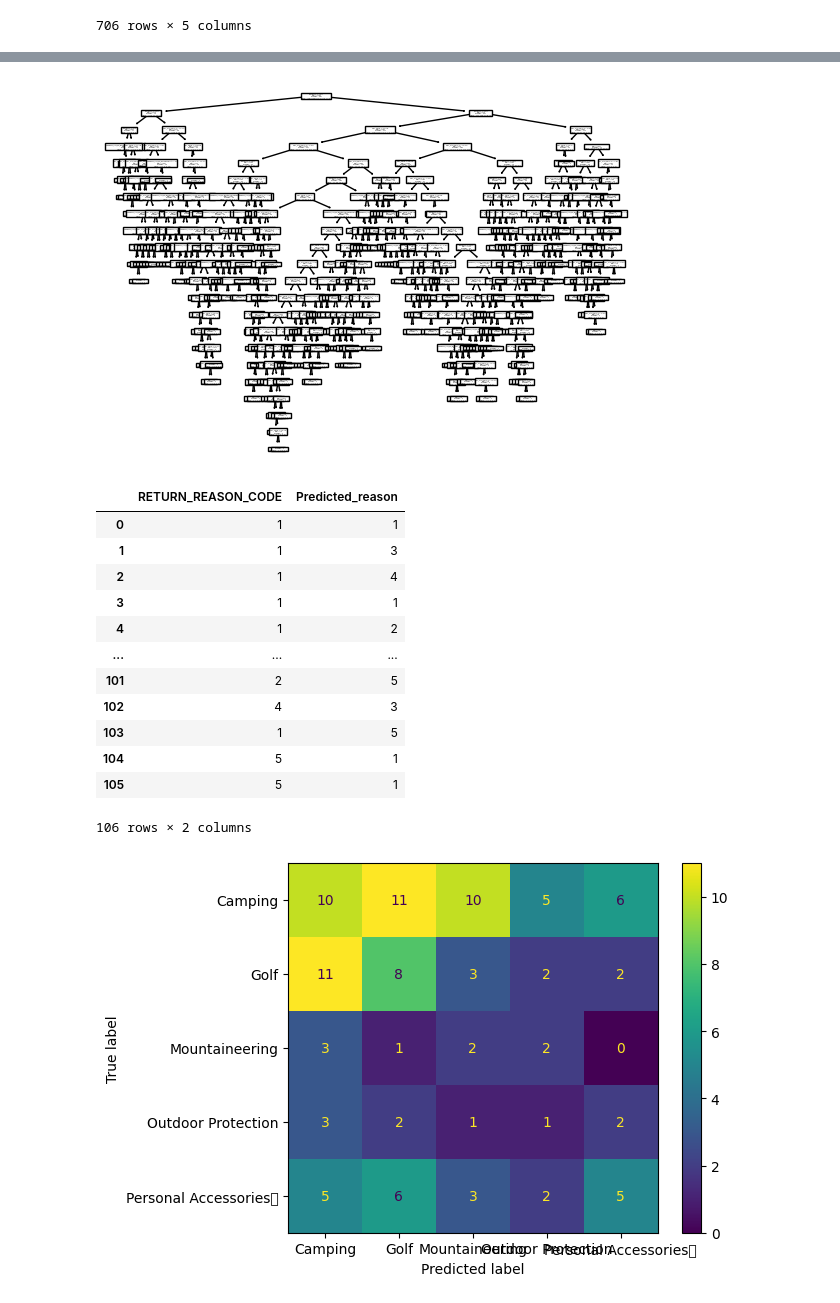
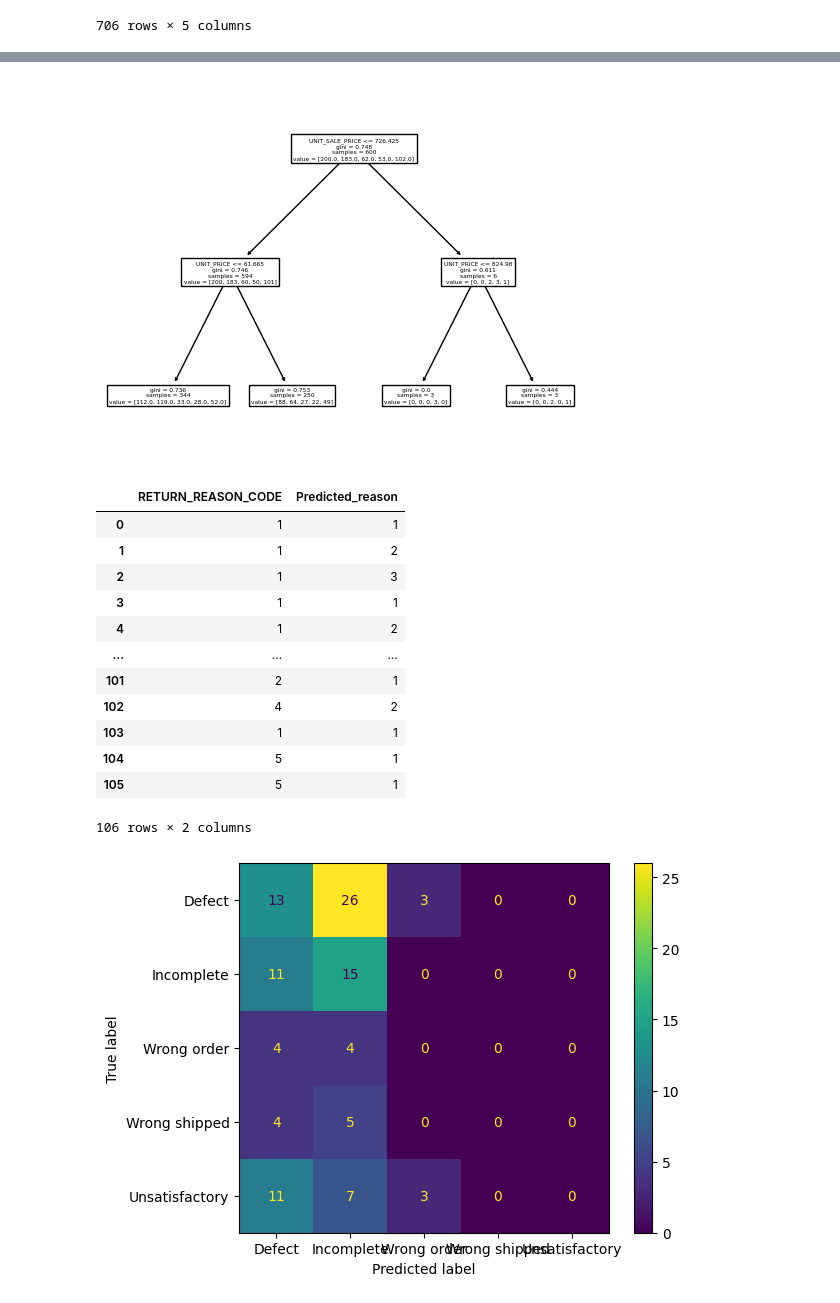
Before and after one commit to CroissantDevourer/dedsportfolio, a Jupyter notebook: Week 8/classificatiemodel.ipynb, the cells around one changed output, grey strips where cells are left out. Saved outputs shown, nothing was run; the diff lists cells and outputs as text; code cells hidden in the pictures.

```diff
--- a/Week 8/classificatiemodel.ipynb
+++ b/Week 8/classificatiemodel.ipynb
@@ -15,11 +15,15 @@ returned_item = pd.read_sql("SELECT * FROM returned_item", sales_conn)
 product = pd.read_sql("SELECT * FROM product", sales_conn)
 product_type = pd.read_sql("SELECT * FROM product_type", sales_conn)
 product_line = pd.read_sql("SELECT * FROM product_line", sales_conn)
+order_method = pd.read_sql("SELECT * FROM order_method", sales_conn)
+order_header = pd.read_sql("SELECT * FROM order_header", sales_conn)
 
 order_returned = pd.merge(order_details, returned_item, on='ORDER_DETAIL_CODE')
 order_returned_product = pd.merge(order_returned, product, on='PRODUCT_NUMBER')
 order_returned_product_type = pd.merge(order_returned_product, product_type, on='PRODUCT_TYPE_CODE')
-merged = pd.merge(order_returned_product_type, product_line, on='PRODUCT_LINE_CODE', suffixes=('_left', '_right'))
+orderline = pd.merge(order_returned_product_type, product_line, on='PRODUCT_LINE_CODE', suffixes=('_left', '_right'))
+order_line_method = pd.merge(orderline, order_header, on= 'ORDER_NUMBER')
+merged = pd.merge(order_line_method, order_method, on='ORDER_METHOD_CODE')
 
 merged
 # %% [output]
@@ -39,5 +43,5 @@ merged
 # %%
-df = merged.loc[:, ['PRODUCT_LINE_EN', 'QUANTITY', 'UNIT_PRICE', 'UNIT_SALE_PRICE', 'RETURN_REASON_CODE']]
+df = merged.loc[:, ['PRODUCT_LINE_EN', 'UNIT_PRICE', 'UNIT_SALE_PRICE', 'RETURN_REASON_CODE']]
 df
 
 #afhankelijke variabele: RETURN_REASON_CODE onafhankelijke variabelen: PRODUCT_NUMBER, QUANTITY, UNIT_PRICE, UNIT_SALE_PRICE,
@@ -75,7 +79,7 @@ dummies_df
 # %%
 df = pd.concat([df, dummies_df], axis = 1)
 df = df.drop(['PRODUCT_LINE_EN'], axis = 1)
-df = df.loc[:, ['PRODUCT_LINE_EN_Camping Equipment', 'PRODUCT_LINE_EN_Golf Equipment', 'PRODUCT_LINE_EN_Mountaineering Equipment', 'PRODUCT_LINE_EN_Outdoor Protection', 'PRODUCT_LINE_EN_Personal Accessories', 'QUANTITY', 'UNIT_PRICE', 'UNIT_SALE_PRICE', 'RETURN_REASON_CODE']]
+df = df.loc[:, ['PRODUCT_LINE_EN_Camping Equipment', 'PRODUCT_LINE_EN_Golf Equipment', 'PRODUCT_LINE_EN_Mountaineering Equipment', 'PRODUCT_LINE_EN_Outdoor Protection', 'PRODUCT_LINE_EN_Personal Accessories', 'UNIT_PRICE', 'UNIT_SALE_PRICE', 'RETURN_REASON_CODE']]
 df
 # %% [output]
 |  | PRODUCT_LINE_EN_Camping Equipment | PRODUCT_LINE_EN_Golf Equipment | PRODUCT_LINE_EN_Mountaineering Eq... | PRODUCT_LINE_EN_Outdoor Protection | ... |
@@ -122,7 +126,7 @@ dtree = dtree.fit(x_train, y_train)
 tree.plot_tree(dtree, feature_names = x.columns)
 plot.show()
 # %% [output]
-[figure, old version]
+[figure, new version]
 # %%
 predict_df = pd.DataFrame(dtree.predict(x_test))
 predict_df = predict_df.rename(columns={0:'Predicted_reason'})
@@ -131,25 +135,25 @@ results_frame
 # %% [output]
 |  | RETURN_REASON_CODE | Predicted_reason |
 | 0 | 1 | 1 |
-| 1 | 1 | 3 |
-| 2 | 1 | 4 |
+| 1 | 1 | 2 |
+| 2 | 1 | 3 |
 | 3 | 1 | 1 |
 | 4 | 1 | 2 |
 | ... | ... | ... |
-| 101 | 2 | 5 |
-| 102 | 4 | 3 |
-| 103 | 1 | 5 |
+| 101 | 2 | 1 |
+| 102 | 4 | 2 |
+| 103 | 1 | 1 |
 | 104 | 5 | 1 |
 | 105 | 5 | 1 |
 106 rows × 2 columns
 # %%
 confusion_matrix = metrics.confusion_matrix(results_frame['RETURN_REASON_CODE'], results_frame['Predicted_reason'])
-cm_display = metrics.ConfusionMatrixDisplay(confusion_matrix=confusion_matrix, display_labels=["Camping", "Golf", "Mountaineering", "Outdoor Protection", "Personal Accessories	"])
+cm_display = metrics.ConfusionMatrixDisplay(confusion_matrix=confusion_matrix, display_labels=["Defect", "Incomplete", "Wrong order", "Wrong shipped", "Unsatisfactory"])
 
 cm_display.plot()
 plot.show()
 # %% [output]
-[figure, old version]
+[figure, new version]
 # %%
 metrics.accuracy_score(results_frame['RETURN_REASON_CODE'], results_frame['Predicted_reason'])
 # %% [output]
```
Also changed, not shown: parts of 5 cells of this notebook.
